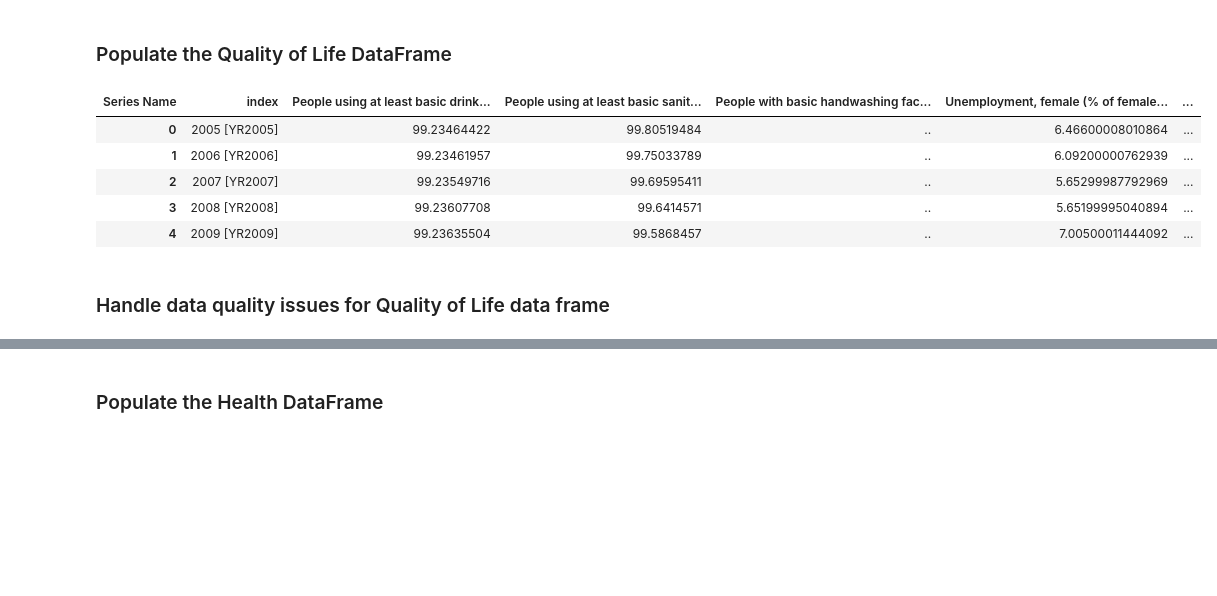
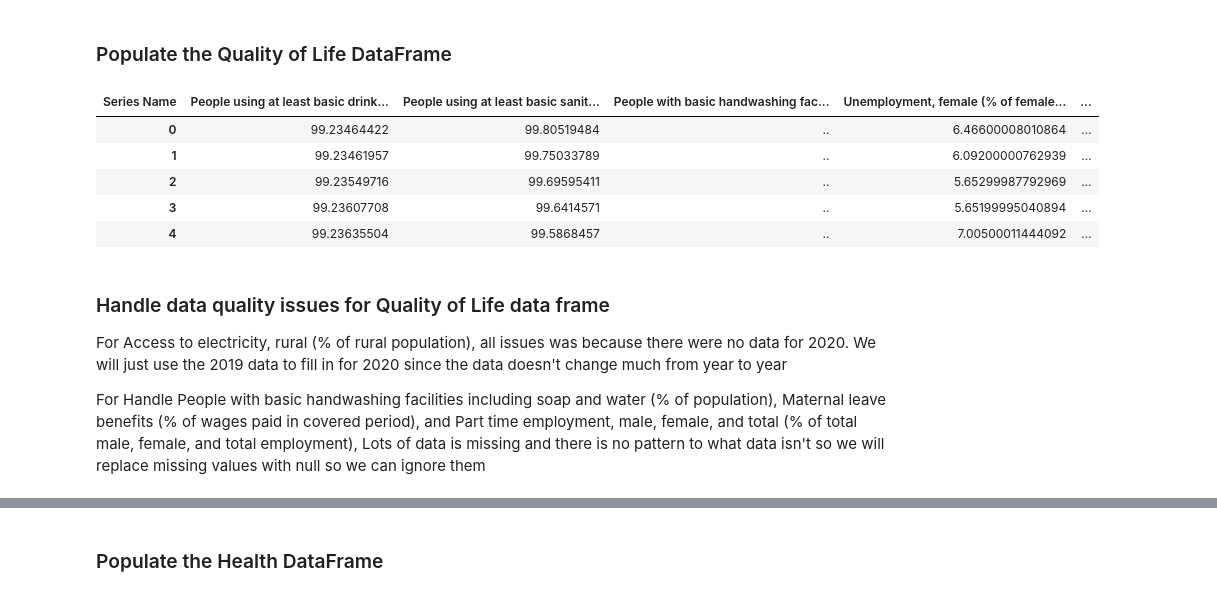
Before and after one commit to nseniow/Data-Science-Project, a Jupyter notebook: test.ipynb, the cells around one changed output, grey strips where cells are left out. Drawn from its saved outputs; the diff is of its cells as text; code cells hidden in the pictures; blank space fills up the shorter version.

```diff
--- a/test.ipynb
+++ b/test.ipynb
@@ -10,7 +10,5 @@ from config import config
 from datetime import datetime, timedelta
 
 warnings.filterwarnings("ignore")
-
-pd.set_option('display.max_rows', None)
 # %% [markdown]
 ### Define connect method to connect to the postgres database and return the connection
@@ -415,37 +445,43 @@ population_dimension_df.head()
 # %%
 wb_hnps_qol_data = wb_hnps_data.loc[
     (wb_hnps_data['Series Name'] == "People using at least basic drinking water services (% of population)") |
     (wb_hnps_data['Series Name'] == "People using at least basic sanitation services (% of population)") |
     (wb_hnps_data['Series Name'] == "People with basic handwashing facilities including soap and water (% of population)") |
     (wb_hnps_data['Series Name'] == "Unemployment, female (% of female labor force)") |
     (wb_hnps_data['Series Name'] == "Unemployment, male (% of male labor force)") |
     (wb_hnps_data['Series Name'] == "Unemployment, total (% of total labor force)") |
     (wb_hnps_data['Series Name'] == "Maternal leave benefits (% of wages paid in covered period)")
 ].drop(columns=['Series Code', 'Country Code'])
 
 wb_world_development_indicators_qol_data = wb_world_development_indicators_data.loc[
     (wb_world_development_indicators_data['Series Name'] == "Access to electricity (% of population)") |
     (wb_world_development_indicators_data['Series Name'] == "Access to electricity, urban (% of urban population)") |
     (wb_world_development_indicators_data['Series Name'] == "Access to electricity, rural (% of rural population)") |
     (wb_world_development_indicators_data['Series Name'] == "Part time employment, total (% of total employment)") |
     (wb_world_development_indicators_data['Series Name'] == "Part time employment, male (% of total male employment)") |
     (wb_world_development_indicators_data['Series Name'] == "Part time employment, female (% of total female employment)")
 ].drop(columns=['Series Code', 'Country Code'])
 
 quality_of_life_dimension_df = convert_dataframe_structure(pd.concat([wb_hnps_qol_data, wb_world_development_indicators_qol_data]))
 quality_of_life_dimension_df["Year"] = quality_of_life_dimension_df.index
 quality_of_life_dimension_df.reset_index(inplace=True)
+quality_of_life_dimension_df.drop(columns=['index'], inplace=True)
 
 quality_of_life_dimension_df.head()
 # %% [output]
-| Series Name | index | People using at least basic drink... | People using at least basic sanit... | People with basic handwashing fac... | Unemployment, female (% of female... | ... |
-| 0 | 2005 [YR2005] | 99.23464422 | 99.80519484 | .. | 6.46600008010864 | ... |
-| 1 | 2006 [YR2006] | 99.23461957 | 99.75033789 | .. | 6.09200000762939 | ... |
-| 2 | 2007 [YR2007] | 99.23549716 | 99.69595411 | .. | 5.65299987792969 | ... |
-| 3 | 2008 [YR2008] | 99.23607708 | 99.6414571 | .. | 5.65199995040894 | ... |
-| 4 | 2009 [YR2009] | 99.23635504 | 99.5868457 | .. | 7.00500011444092 | ... |
+| Series Name | People using at least basic drink... | People using at least basic sanit... | People with basic handwashing fac... | Unemployment, female (% of female... | ... |
+| 0 | 99.23464422 | 99.80519484 | .. | 6.46600008010864 | ... |
+| 1 | 99.23461957 | 99.75033789 | .. | 6.09200000762939 | ... |
+| 2 | 99.23549716 | 99.69595411 | .. | 5.65299987792969 | ... |
+| 3 | 99.23607708 | 99.6414571 | .. | 5.65199995040894 | ... |
+| 4 | 99.23635504 | 99.5868457 | .. | 7.00500011444092 | ... |
-# %% [markdown]
-### Handle data quality issues for Quality of Life data frame
+# %% [markdown]
+### Handle data quality issues for Quality of Life data frame
+
+For Access to electricity, rural (% of rural population), all issues was because there were no data for 2020.
+We will just use the 2019 data to fill in for 2020 since the data doesn't change much from year to year
+
+For Handle People with basic handwashing facilities including soap and water (% of population), Maternal leave benefits (% of wages paid in covered period), and Part time employment, male, female, and total (% of total male, female, and total employment), Lots of data is missing and there is no pattern to what data isn't so we will replace missing values with null so we can ignore them
 # %%
 # Access to electricity, rural (% of rural population)
 # all issues was because there were no data for 2020
```
Also changed, not shown: parts of 28 cells of this notebook.
